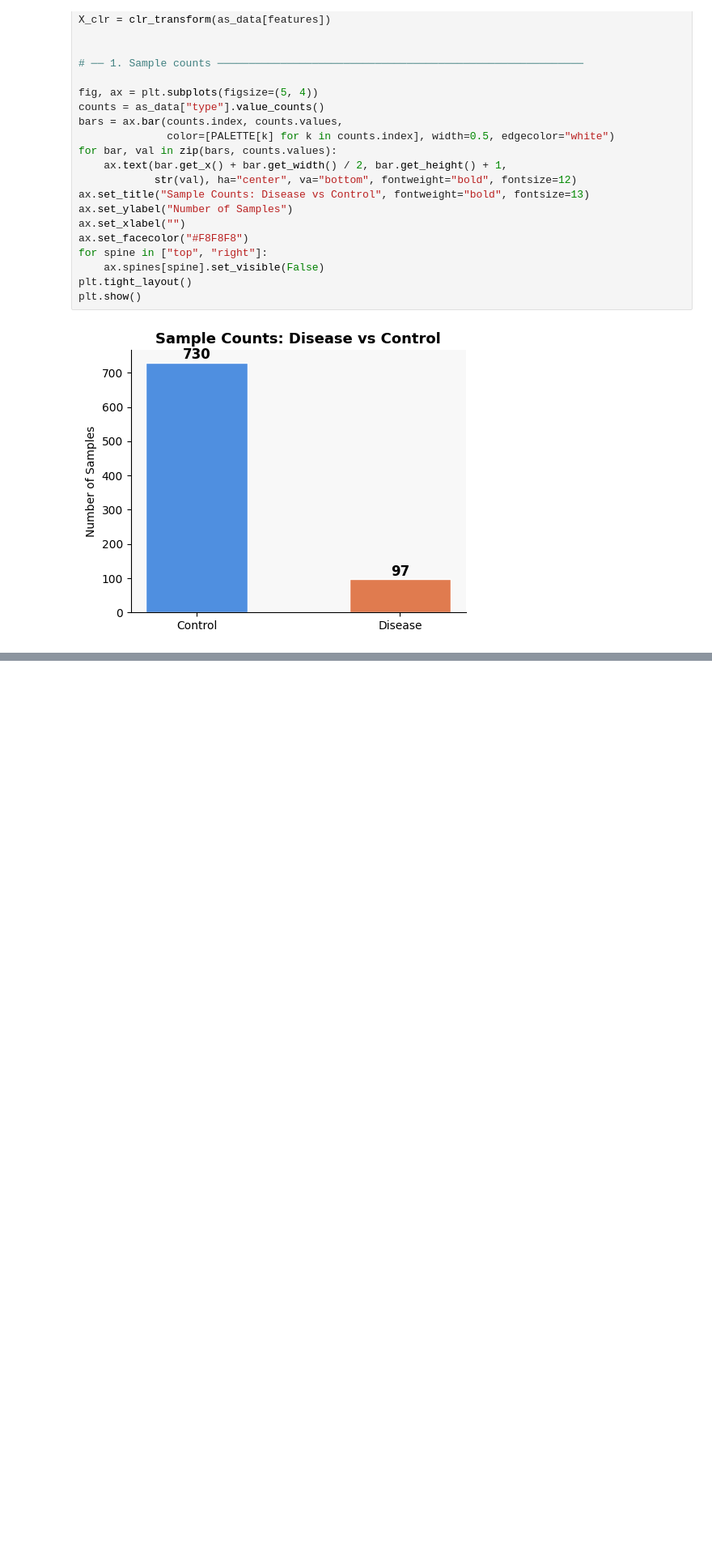
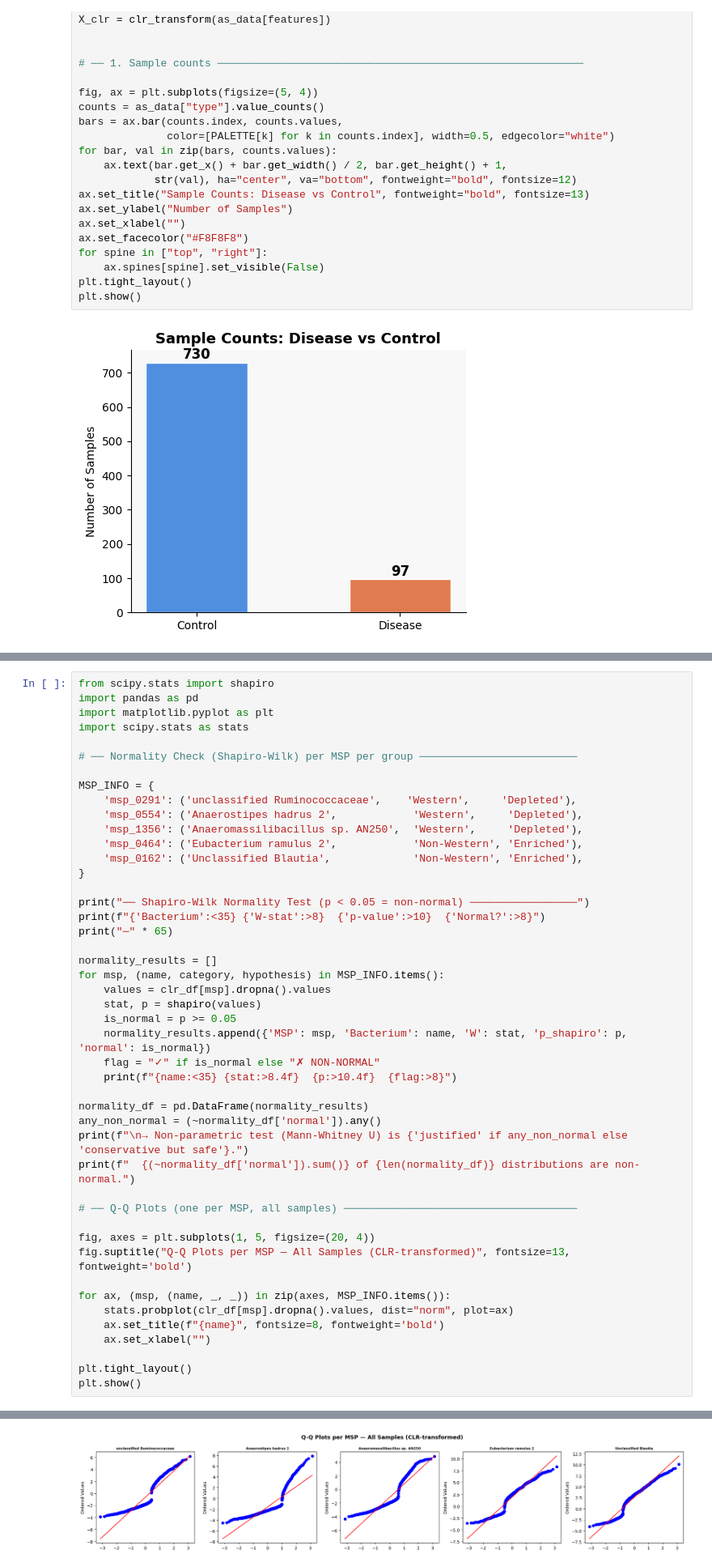
Before and after one commit to dafi03/PA1_repo, a Jupyter notebook: notebook/06_AS.ipynb, the cells around one changed output, grey strips where cells are left out. Shown at 81% size. Cells and saved outputs as stored; diff of their text form; blank space fills up the shorter version.

```diff
--- a/notebook/06_AS.ipynb
+++ b/notebook/06_AS.ipynb
@@ -434,0 +435,47 @@ plt.show()
+# %%
+from scipy.stats import shapiro
+import pandas as pd
+import matplotlib.pyplot as plt
+import scipy.stats as stats
+
+# ── Normality Check (Shapiro-Wilk) per MSP per group ─────────────────────────
+
+MSP_INFO = {
+    'msp_0291': ('unclassified Ruminococcaceae',    'Western',     'Depleted'),
+    'msp_0554': ('Anaerostipes hadrus 2',            'Western',     'Depleted'),
+    'msp_1356': ('Anaeromassilibacillus sp. AN250',  'Western',     'Depleted'),
+    'msp_0464': ('Eubacterium ramulus 2',            'Non-Western', 'Enriched'),
+    'msp_0162': ('Unclassified Blautia',             'Non-Western', 'Enriched'),
+}
+
+print("── Shapiro-Wilk Normality Test (p < 0.05 = non-normal) ─────────────────")
+print(f"{'Bacterium':<35} {'W-stat':>8}  {'p-value':>10}  {'Normal?':>8}")
+print("─" * 65)
+
+normality_results = []
+for msp, (name, category, hypothesis) in MSP_INFO.items():
+    values = clr_df[msp].dropna().values
+    stat, p = shapiro(values)
+    is_normal = p >= 0.05
+    normality_results.append({'MSP': msp, 'Bacterium': name, 'W': stat, 'p_shapiro': p, 'normal': is_normal})
+    flag = "✓" if is_normal else "✗ NON-NORMAL"
+    print(f"{name:<35} {stat:>8.4f}  {p:>10.4f}  {flag:>8}")
+
+normality_df = pd.DataFrame(normality_results)
+any_non_normal = (~normality_df['normal']).any()
+print(f"\n→ Non-parametric test (Mann-Whitney U) is {'justified' if any_non_normal else 'conservative but safe'}.")
+print(f"  {(~normality_df['normal']).sum()} of {len(normality_df)} distributions are non-normal.")
+
+# ── Q-Q Plots (one per MSP, all samples) ─────────────────────────────────────
+
+fig, axes = plt.subplots(1, 5, figsize=(20, 4))
+fig.suptitle("Q-Q Plots per MSP — All Samples (CLR-transformed)", fontsize=13, fontweight='bold')
+
+for ax, (msp, (name, _, _)) in zip(axes, MSP_INFO.items()):
+    stats.probplot(clr_df[msp].dropna().values, dist="norm", plot=ax)
+    ax.set_title(f"{name}", fontsize=8, fontweight='bold')
+    ax.set_xlabel("")
+
+plt.tight_layout()
+plt.show()
+# %% [output]
@@ -434,0 +493 @@ plt.show()
+[figure, added]
```
Also changed, not shown: parts of 4 cells of this notebook.
